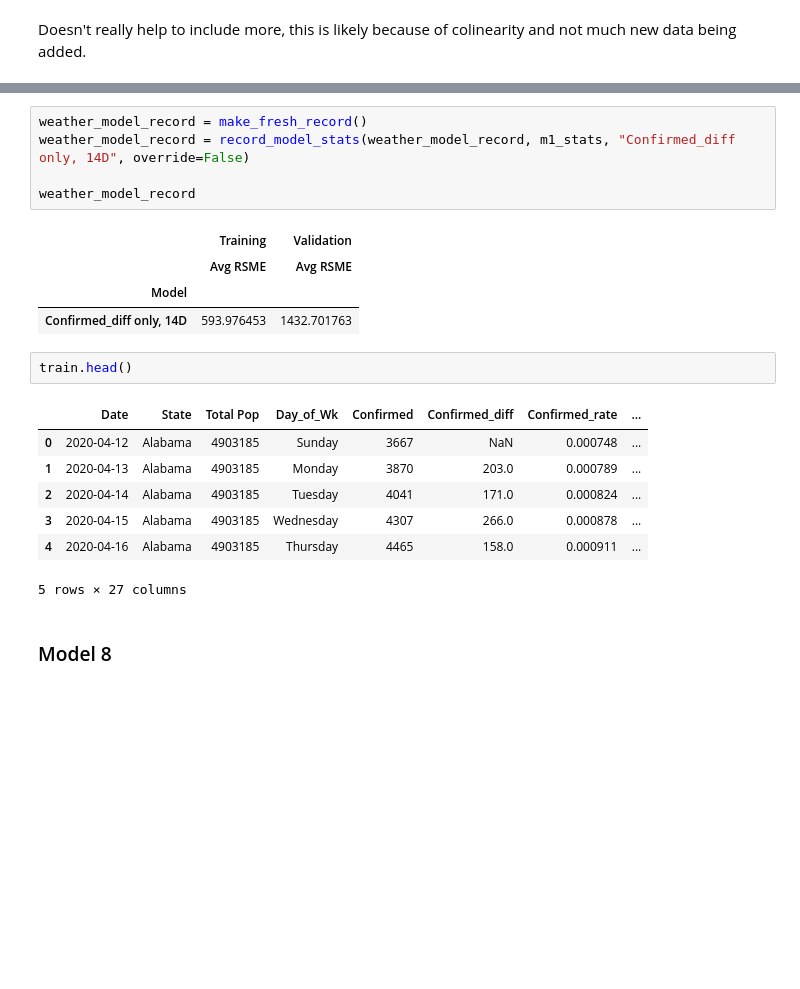
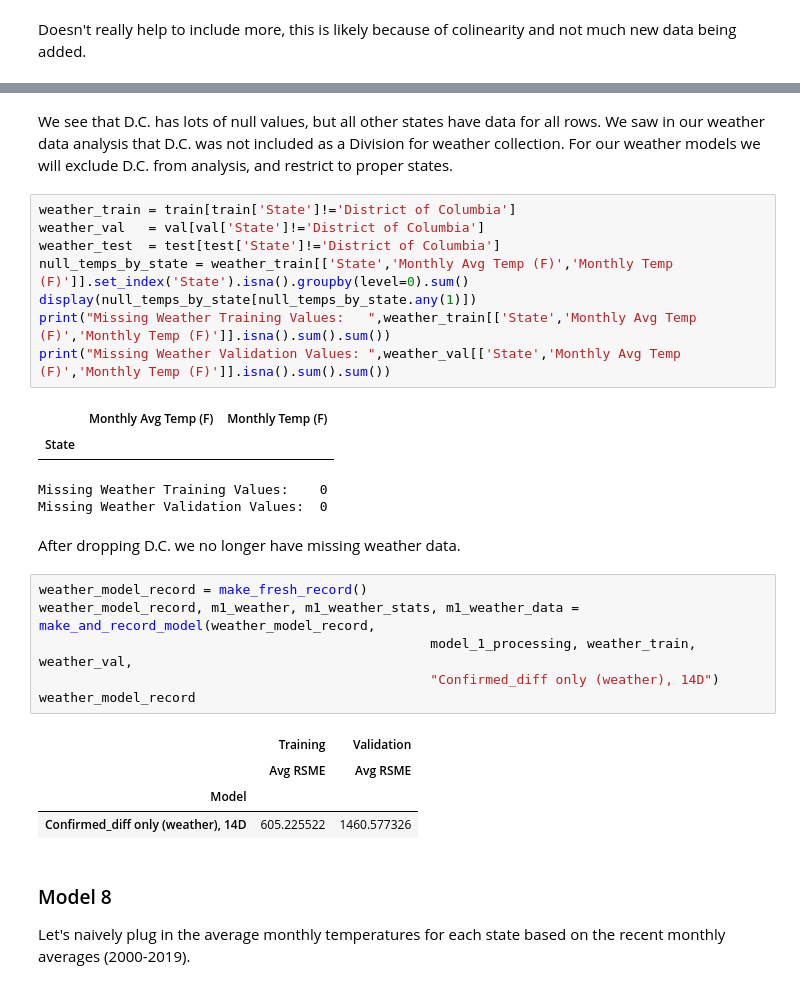
Before and after one commit to amichaelsen/COVID_project, a Jupyter notebook: analysis/modeling.ipynb, the cells around one changed output, grey strips where cells are left out. Saved outputs shown, nothing was run; the diff lists cells and outputs as text; blank space fills up the shorter version.

Commit message:
added several weather models

```diff
--- a/analysis/modeling.ipynb
+++ b/analysis/modeling.ipynb
@@ -482,25 +491,35 @@ Doesn't really help to include more, this is likely because of colinearity and n
+# %% [markdown]
+We see that D.C. has lots of null values, but all other states have data for all rows. We saw in our weather data analysis that D.C. was not included as a Division for weather collection. For our weather models we will exclude D.C. from analysis, and restrict to proper states.
+# %%
+weather_train = train[train['State']!='District of Columbia']
+weather_val   = val[val['State']!='District of Columbia']
+weather_test  = test[test['State']!='District of Columbia']
+null_temps_by_state = weather_train[['State','Monthly Avg Temp (F)','Monthly Temp (F)']].set_index('State').isna().groupby(level=0).sum()
+display(null_temps_by_state[null_temps_by_state.any(1)])
+print("Missing Weather Training Values:   ",weather_train[['State','Monthly Avg Temp (F)','Monthly Temp (F)']].isna().sum().sum())
+print("Missing Weather Validation Values: ",weather_val[['State','Monthly Avg Temp (F)','Monthly Temp (F)']].isna().sum().sum())
+# %% [output]
+|  | Monthly Avg Temp (F) | Monthly Temp (F) |
+| State |  |  |
+Missing Weather Training Values:    0
+Missing Weather Validation Values:  0
+# %% [markdown]
+After dropping D.C. we no longer have missing weather data.
 # %%
 weather_model_record = make_fresh_record()
-weather_model_record = record_model_stats(weather_model_record, m1_stats, "Confirmed_diff only, 14D", override=False)
-
+weather_model_record, m1_weather, m1_weather_stats, m1_weather_data = make_and_record_model(weather_model_record,
+                                                  model_1_processing, weather_train, weather_val,
+                                                  "Confirmed_diff only (weather), 14D")
 weather_model_record
 # %% [output]
 |  | Training | Validation |
 |  | Avg RSME | Avg RSME |
 | Model |  |  |
-| Confirmed_diff only, 14D | 593.976453 | 1432.701763 |
+| Confirmed_diff only (weather), 14D | 605.225522 | 1460.577326 |
-# %%
-train.head()
-# %% [output]
-|  | Date | State | Total Pop | Day_of_Wk | Confirmed | Confirmed_diff | Confirmed_rate | ... |
-| 0 | 2020-04-12 | Alabama | 4903185 | Sunday | 3667 | NaN | 0.000748 | ... |
-| 1 | 2020-04-13 | Alabama | 4903185 | Monday | 3870 | 203.0 | 0.000789 | ... |
-| 2 | 2020-04-14 | Alabama | 4903185 | Tuesday | 4041 | 171.0 | 0.000824 | ... |
-| 3 | 2020-04-15 | Alabama | 4903185 | Wednesday | 4307 | 266.0 | 0.000878 | ... |
-| 4 | 2020-04-16 | Alabama | 4903185 | Thursday | 4465 | 158.0 | 0.000911 | ... |
-5 rows × 27 columns
-# %% [markdown]
-### Model 8
+# %% [markdown]
+### Model 8
+
+Let's naively plug in the average monthly temperatures for each state based on the recent monthly averages (2000-2019).
 # %%
 def model_8_pipeline(data, test_data=False):
     window_size = 14
```
Also changed, not shown: parts of 27 cells of this notebook, 2 other files.
